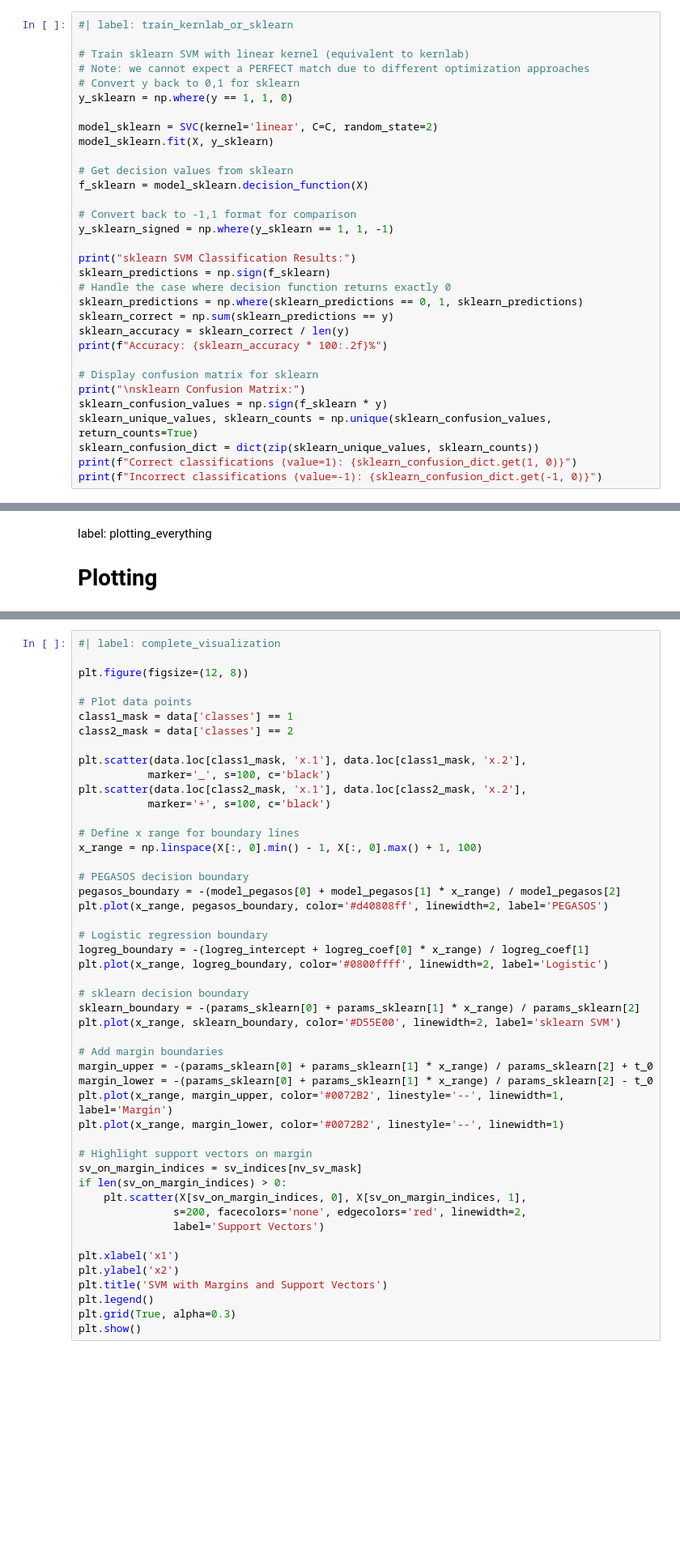
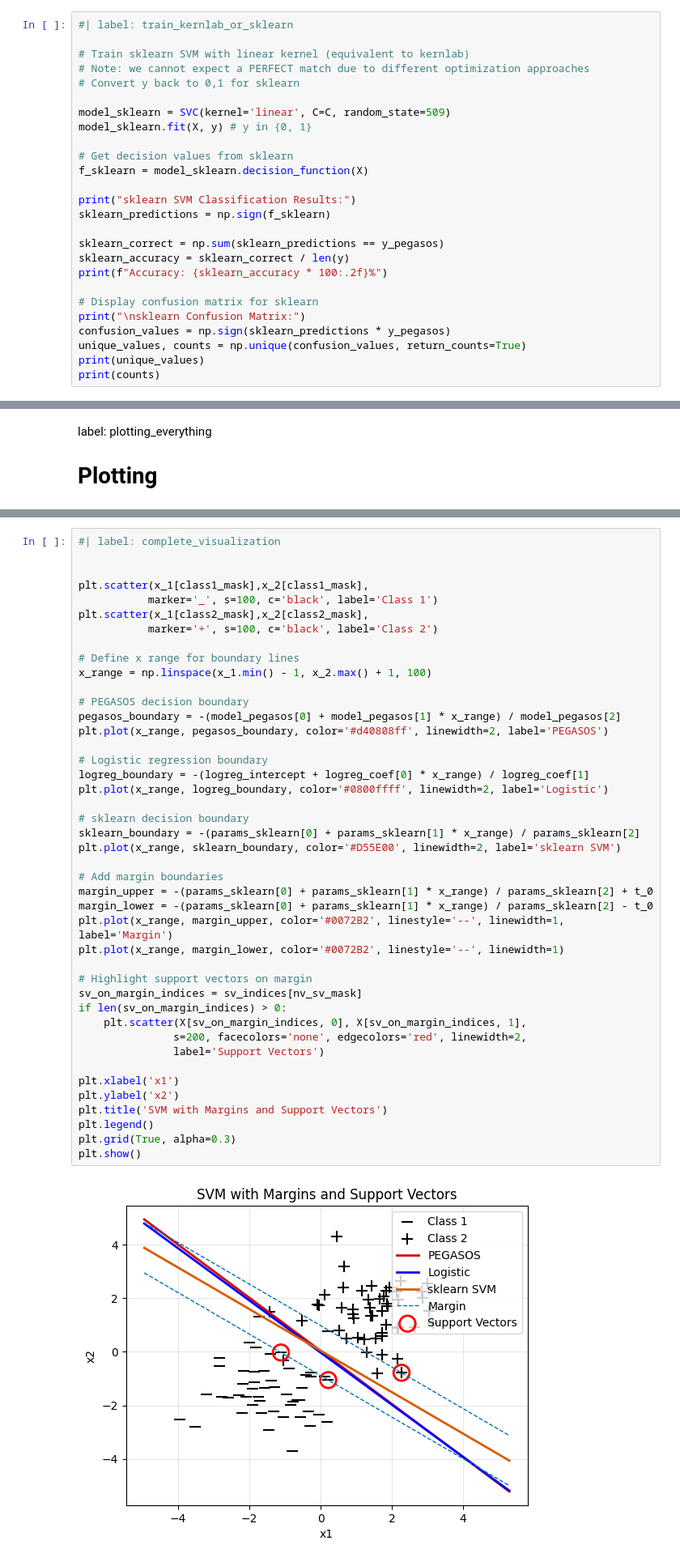
Before and after one commit to slds-lmu/lecture_sl, a Jupyter notebook: exercises/svm-quarto/sol_svm_1_py.ipynb, the cells around one changed output, grey strips where cells are left out. Shown: that part at 81% size. Saved outputs shown, nothing was run; the diff lists cells and outputs as text; blank space fills up the shorter version.

```diff
--- a/exercises/svm-quarto/sol_svm_1_py.ipynb
+++ b/exercises/svm-quarto/sol_svm_1_py.ipynb
@@ -266,29 +283,23 @@ Accuracy is the same
 # Train sklearn SVM with linear kernel (equivalent to kernlab)
 # Note: we cannot expect a PERFECT match due to different optimization approaches
 # Convert y back to 0,1 for sklearn
-y_sklearn = np.where(y == 1, 1, 0)
 
-model_sklearn = SVC(kernel='linear', C=C, random_state=2)
-model_sklearn.fit(X, y_sklearn)
+model_sklearn = SVC(kernel='linear', C=C, random_state=509)
+model_sklearn.fit(X, y) # y in {0, 1}
 
 # Get decision values from sklearn
 f_sklearn = model_sklearn.decision_function(X)
 
-# Convert back to -1,1 format for comparison
-y_sklearn_signed = np.where(y_sklearn == 1, 1, -1)
-
 print("sklearn SVM Classification Results:")
 sklearn_predictions = np.sign(f_sklearn)
-# Handle the case where decision function returns exactly 0
-sklearn_predictions = np.where(sklearn_predictions == 0, 1, sklearn_predictions)
-sklearn_correct = np.sum(sklearn_predictions == y)
+
+sklearn_correct = np.sum(sklearn_predictions == y_pegasos)
 sklearn_accuracy = sklearn_correct / len(y)
 print(f"Accuracy: {sklearn_accuracy * 100:.2f}%")
 
 # Display confusion matrix for sklearn
 print("\nsklearn Confusion Matrix:")
-sklearn_confusion_values = np.sign(f_sklearn * y)
-sklearn_unique_values, sklearn_counts = np.unique(sklearn_confusion_values, return_counts=True)
-sklearn_confusion_dict = dict(zip(sklearn_unique_values, sklearn_counts))
-print(f"Correct classifications (value=1): {sklearn_confusion_dict.get(1, 0)}")
-print(f"Incorrect classifications (value=-1): {sklearn_confusion_dict.get(-1, 0)}")
+confusion_values = np.sign(sklearn_predictions * y_pegasos)
+unique_values, counts = np.unique(confusion_values, return_counts=True)
+print(unique_values)
+print(counts)
@@ -397,48 +440,45 @@ label: complete_visualization
 # %%
 #| label: complete_visualization
 
-plt.figure(figsize=(12, 8))
 
-# Plot data points
-class1_mask = data['classes'] == 1
-class2_mask = data['classes'] == 2
-
-plt.scatter(data.loc[class1_mask, 'x.1'], data.loc[class1_mask, 'x.2'],
-           marker='_', s=100, c='black')
-plt.scatter(data.loc[class2_mask, 'x.1'], data.loc[class2_mask, 'x.2'],
-           marker='+', s=100, c='black')
+plt.scatter(x_1[class1_mask],x_2[class1_mask],
+           marker='_', s=100, c='black', label='Class 1')
+plt.scatter(x_1[class2_mask],x_2[class2_mask],
+           marker='+', s=100, c='black', label='Class 2')
 
 # Define x range for boundary lines
-x_range = np.linspace(X[:, 0].min() - 1, X[:, 0].max() + 1, 100)
+x_range = np.linspace(x_1.min() - 1, x_2.max() + 1, 100)
 
 # PEGASOS decision boundary
 pegasos_boundary = -(model_pegasos[0] + model_pegasos[1] * x_range) / model_pegasos[2]
 plt.plot(x_range, pegasos_boundary, color='#d40808ff', linewidth=2, label='PEGASOS')
 
 # Logistic regression boundary
 logreg_boundary = -(logreg_intercept + logreg_coef[0] * x_range) / logreg_coef[1]
 plt.plot(x_range, logreg_boundary, color='#0800ffff', linewidth=2, label='Logistic')
 
 # sklearn decision boundary
 sklearn_boundary = -(params_sklearn[0] + params_sklearn[1] * x_range) / params_sklearn[2]
 plt.plot(x_range, sklearn_boundary, color='#D55E00', linewidth=2, label='sklearn SVM')
 
 # Add margin boundaries
 margin_upper = -(params_sklearn[0] + params_sklearn[1] * x_range) / params_sklearn[2] + t_0
 margin_lower = -(params_sklearn[0] + params_sklearn[1] * x_range) / params_sklearn[2] - t_0
 plt.plot(x_range, margin_upper, color='#0072B2', linestyle='--', linewidth=1, label='Margin')
 plt.plot(x_range, margin_lower, color='#0072B2', linestyle='--', linewidth=1)
 
 # Highlight support vectors on margin
 sv_on_margin_indices = sv_indices[nv_sv_mask]
 if len(sv_on_margin_indices) > 0:
     plt.scatter(X[sv_on_margin_indices, 0], X[sv_on_margin_indices, 1],
                s=200, facecolors='none', edgecolors='red', linewidth=2,
                label='Support Vectors')
 
 plt.xlabel('x1')
 plt.ylabel('x2')
 plt.title('SVM with Margins and Support Vectors')
 plt.legend()
 plt.grid(True, alpha=0.3)
 plt.show()
+# %% [output]
+[figure, added]
```
Also changed, not shown: parts of 10 cells of this notebook, 1 other file.
